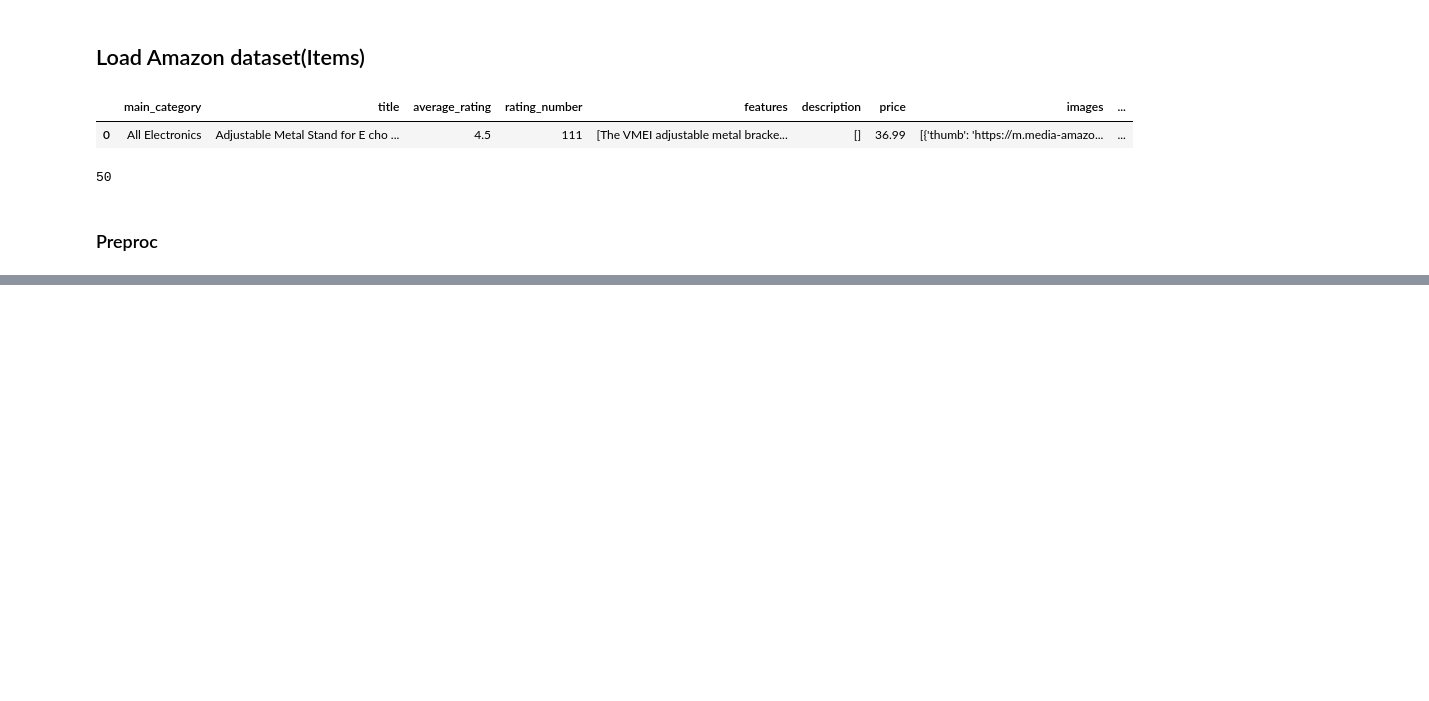
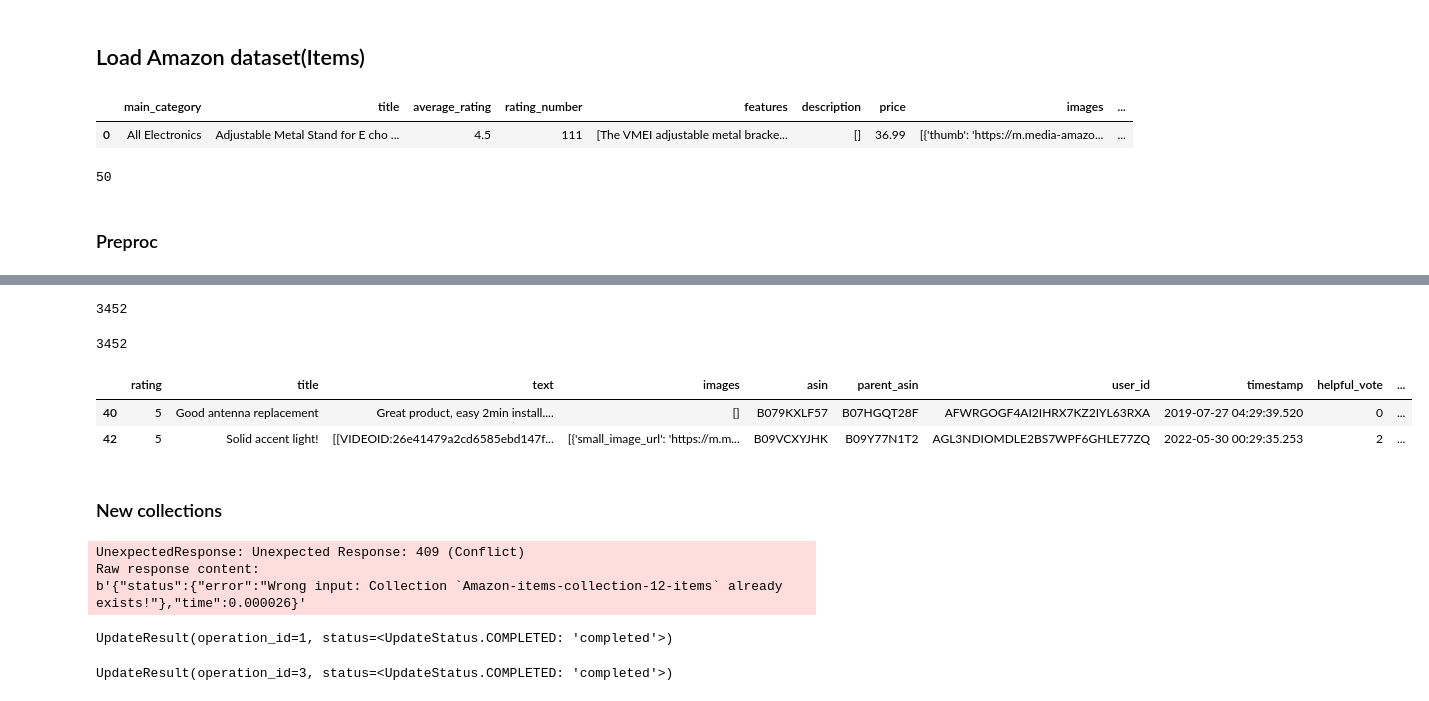
Before and after one commit to balrog2000/01-ai-engineering-bootcamp, a Jupyter notebook: notebooks/12-multiple-tools.ipynb, the cells around one changed output, grey strips where cells are left out. Saved outputs shown, nothing was run; the diff lists cells and outputs as text; code cells hidden in the pictures; blank space fills up the shorter version.

```diff
--- a/notebooks/12-multiple-tools.ipynb
+++ b/notebooks/12-multiple-tools.ipynb
@@ -39,0 +69,6 @@ df_items.head(1)
+# %%
+def token_count(row, model='text-embedding-3-small'):
+    encoding = tiktoken.encoding_for_model(model)
+    return len(encoding.encode(row['preprocessed_data']))
+# %%
+df_reviews_sample['preprocessed_data'] = df_reviews_sample.apply(preprocess_review_data, axis=1)
@@ -39,0 +81,2 @@ df_items.head(1)
+# %%
+df_reviews_sample['preprocessed_data_token_count'] = df_reviews_sample.apply(token_count, axis=1)
@@ -39,0 +89,18 @@ df_items.head(1)
+# %%
+len(df_reviews_sample)
+# %% [output]
+3452
+# %%
+df_reviews_sample=df_reviews_sample[df_reviews_sample['preprocessed_data_token_count']<8192]
+# %%
+len(df_reviews_sample)
+# %% [output]
+3452
+# %%
+df_reviews_sample.head(2)
+# %% [output]
+|  | rating | title | text | images | asin | parent_asin | user_id | timestamp | helpful_vote | ... |
+| 40 | 5 | Good antenna replacement | Great product, easy 2min install.... | [] | B079KXLF57 | B07HGQT28F | AFWRGOGF4AI2IHRX7KZ2IYL63RXA | 2019-07-27 04:29:39.520 | 0 | ... |
+| 42 | 5 | Solid accent light! | [[VIDEOID:26e41479a2cd6585ebd147f... | [{'small_image_url': 'https://m.m... | B09VCXYJHK | B09Y77N1T2 | AGL3NDIOMDLE2BS7WPF6GHLE77ZQ | 2022-05-30 00:29:35.253 | 2 | ... |
+# %% [markdown]
+### New collections
@@ -39,0 +112,25 @@ df_items.head(1)
+# %%
+qdrant_client.create_collection(
+    collection_name="Amazon-items-collection-12-items",
+    vectors_config=VectorParams(size=1536, distance=Distance.COSINE),
+)
+# %% [output]
+UnexpectedResponse: Unexpected Response: 409 (Conflict)
+Raw response content:
+b'{"status":{"error":"Wrong input: Collection `Amazon-items-collection-12-items` already exists!"},"time":0.000026}'
+# %%
+qdrant_client.create_payload_index(
+    collection_name="Amazon-items-collection-12-items",
+    field_name="text",
+    field_schema=PayloadSchemaType.TEXT
+)
+# %% [output]
+UpdateResult(operation_id=1, status=<UpdateStatus.COMPLETED: 'completed'>)
+# %%
+qdrant_client.create_payload_index(
+    collection_name="Amazon-items-collection-12-items",
+    field_name="parent_asin",
+    field_schema=PayloadSchemaType.KEYWORD
+)
+# %% [output]
+UpdateResult(operation_id=3, status=<UpdateStatus.COMPLETED: 'completed'>)
```
Also changed, not shown: parts of 43 cells of this notebook, 9 other files.
